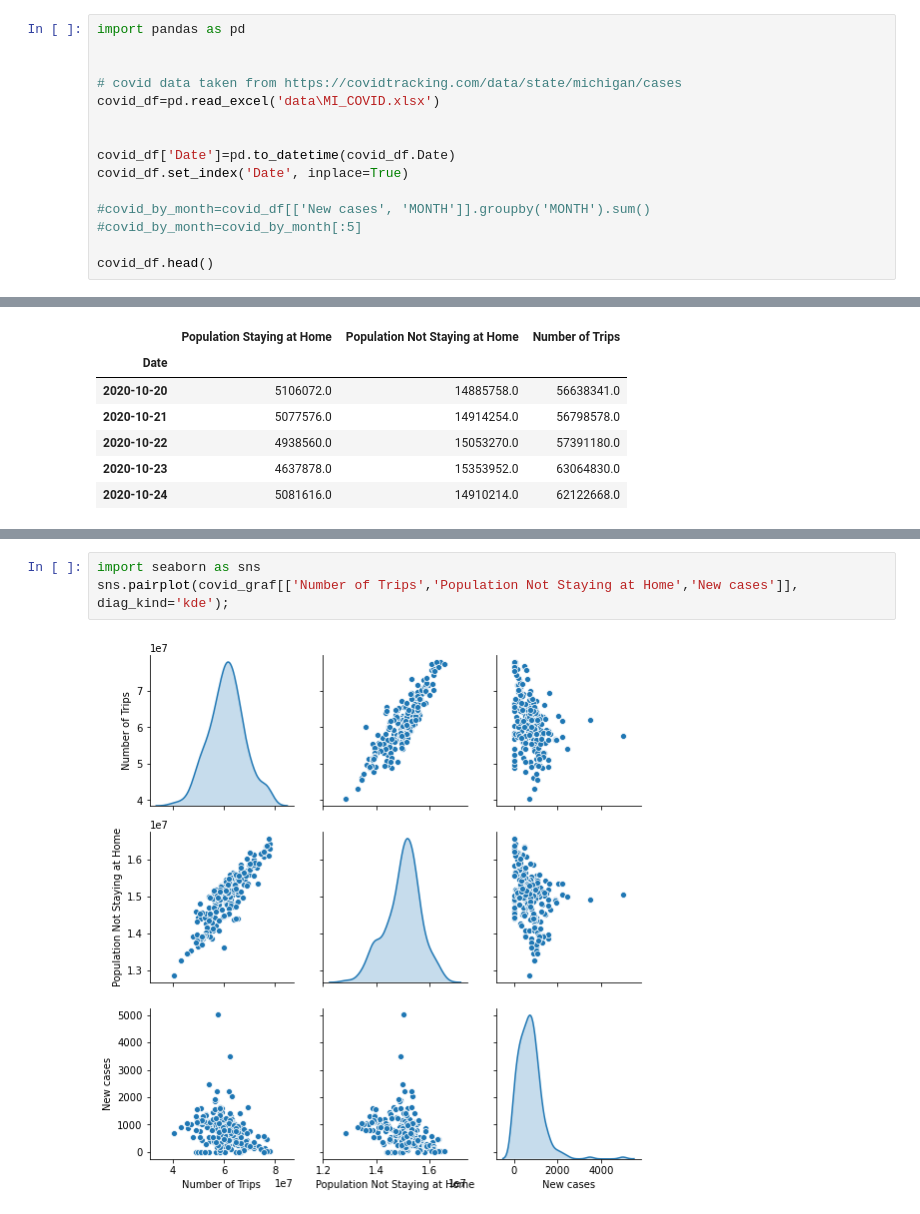
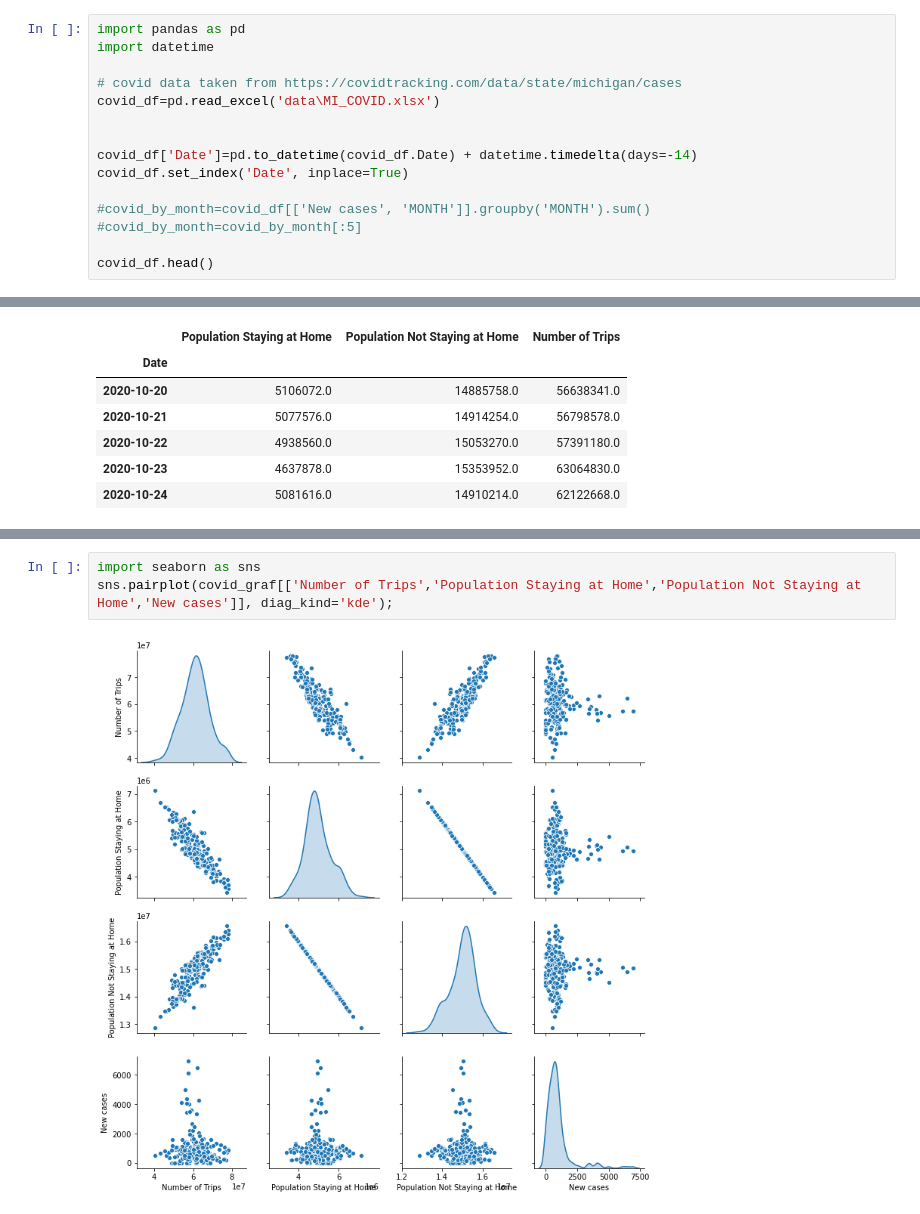
Before and after one commit to Viottihugo/Covid-cases-and-transportantion-in-Michigan, a Jupyter notebook: Project_0.3_EDA.ipynb, the cells around one changed output, grey strips where cells are left out. Saved outputs shown, nothing was run; the diff lists cells and outputs as text.

```diff
--- a/Project_0.3_EDA.ipynb
+++ b/Project_0.3_EDA.ipynb
@@ -1,12 +1,12 @@
 # %%
 import pandas as pd
-
+import datetime
 
 # covid data taken from https://covidtracking.com/data/state/michigan/cases
 covid_df=pd.read_excel('data\MI_COVID.xlsx')
 
 
-covid_df['Date']=pd.to_datetime(covid_df.Date)
+covid_df['Date']=pd.to_datetime(covid_df.Date) + datetime.timedelta(days=-14)
 covid_df.set_index('Date', inplace=True)
 
 #covid_by_month=covid_df[['New cases', 'MONTH']].groupby('MONTH').sum()
@@ -50,5 +50,5 @@ covid_graf.head()
 # %%
 import seaborn as sns
-sns.pairplot(covid_graf[['Number of Trips','Population Not Staying at Home','New cases']], diag_kind='kde');
+sns.pairplot(covid_graf[['Number of Trips','Population Staying at Home','Population Not Staying at Home','New cases']], diag_kind='kde');
 # %% [output]
-[figure, old version]
+[figure, new version]
```
Also changed, not shown: parts of 3 cells of this notebook.
